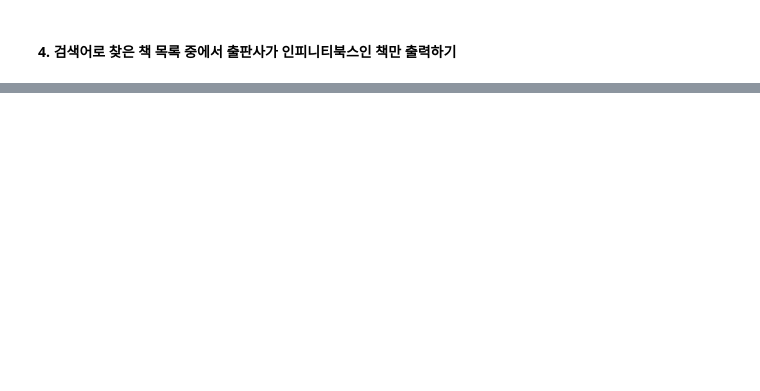
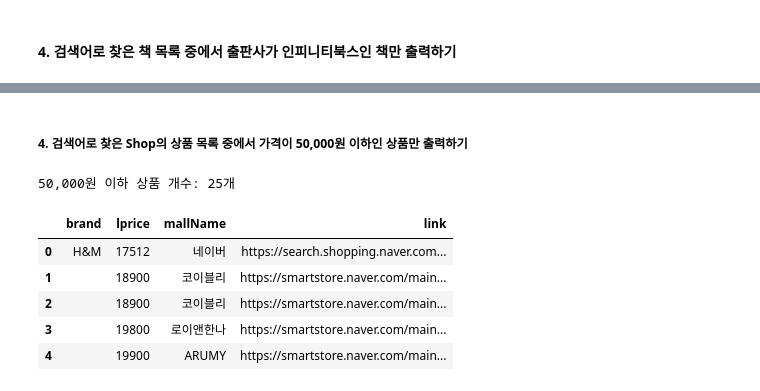
Before and after one commit to raniyaya/01webscraping_homework, a Jupyter notebook: 과제/2_네이버 책 검색.ipynb, the cells around one changed output, grey strips where cells are left out. Saved outputs shown, nothing was run; the diff lists cells and outputs as text; code cells hidden in the pictures; blank space fills up the shorter version.

```diff
--- a/과제/2_네이버 책 검색.ipynb
+++ b/과제/2_네이버 책 검색.ipynb
@@ -150,0 +235,31 @@ display(infinity_df)
+# %% [markdown]
+##### 4. 검색어로  찾은  Shop의 상품  목록 중에서 가격이 50,000원 이하인 상품만 출력하기
+# %%
+def filter_by_price(df, max_price=50000):
+    # 'lprice'는 문자열이라 정수로 변환 필요!
+    df['lprice'] = df['lprice'].astype(int)
+
+    # 조건에 맞는 상품 필터링
+    filtered_df = df[df['lprice'] <= max_price]
+
+    # 필요한 컬럼만 선택
+    result_df = filtered_df[['brand', 'lprice', 'mallName', 'link']]
+
+    # 가격 기준 오름차순 정렬 + 인덱스 초기화
+    result_df = result_df.sort_values(by='lprice').reset_index(drop=True)
+
+    return result_df
+df = load_shops_to_df()  # 이전 단계에서 만든 DataFrame 불러오기
+cheap_items = filter_by_price(df)
+
+# 결과 확인
+print(f"50,000원 이하 상품 개수: {len(cheap_items)}개")
+display(cheap_items.head())
+# %% [output]
+50,000원 이하 상품 개수: 25개
+|  | brand | lprice | mallName | link |
+| 0 | H&M | 17512 | 네이버 | https://search.shopping.naver.com... |
+| 1 |  | 18900 | 코이블리 | https://smartstore.naver.com/main... |
+| 2 |  | 18900 | 코이블리 | https://smartstore.naver.com/main... |
+| 3 |  | 19800 | 로이앤한나 | https://smartstore.naver.com/main... |
+| 4 |  | 19900 | ARUMY | https://smartstore.naver.com/main... |
```
Also changed, not shown: parts of 8 cells of this notebook, 3 other files.
